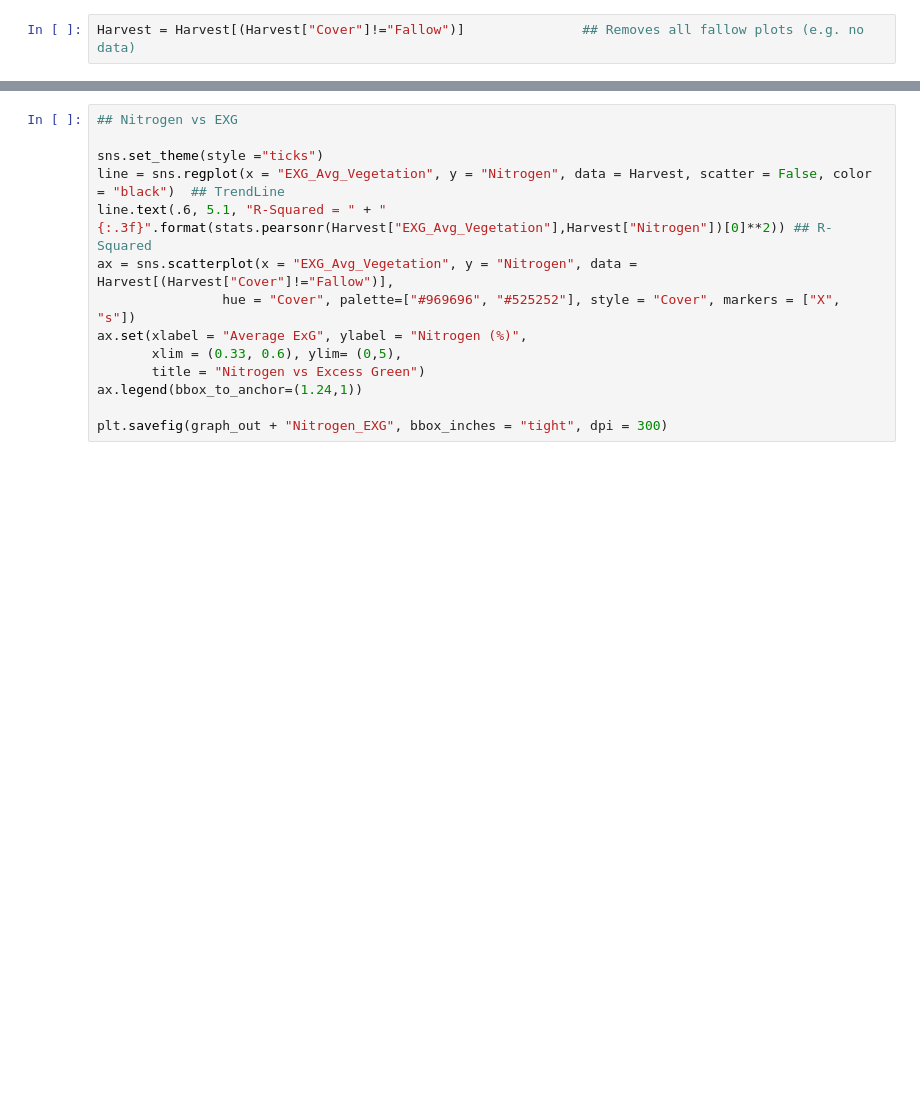
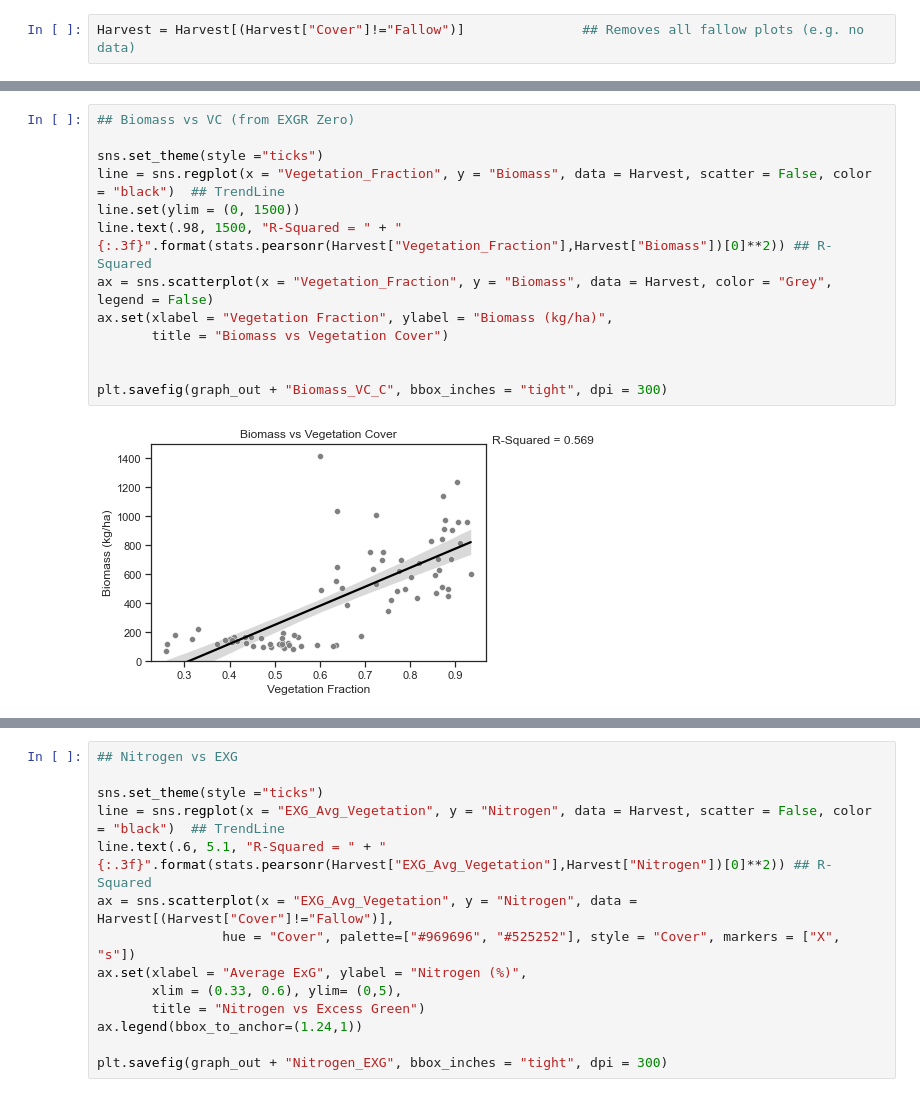
Before and after one commit to LRosen656/USDA_GEMS_TASK1, a Jupyter notebook: 6.0_Plot_Oat_Results.ipynb, the cells around one changed output, grey strips where cells are left out. Cells and saved outputs as stored; diff of their text form; blank space fills up the shorter version.

Commit message:
Added Graphs

```diff
--- a/6.0_Plot_Oat_Results.ipynb
+++ b/6.0_Plot_Oat_Results.ipynb
@@ -447 +448,16 @@ plt.savefig(graph_out + "Biomass_VC", bbox_inches = "tight", dpi = 300)
 [figure]
+# %%
+## Biomass vs VC (from EXGR Zero)
+
+sns.set_theme(style ="ticks")
+line = sns.regplot(x = "Vegetation_Fraction", y = "Biomass", data = Harvest, scatter = False, color = "black")  ## TrendLine
+line.set(ylim = (0, 1500))
+line.text(.98, 1500, "R-Squared = " + "{:.3f}".format(stats.pearsonr(Harvest["Vegetation_Fraction"],Harvest["Biomass"])[0]**2)) ## R-Squared
+ax = sns.scatterplot(x = "Vegetation_Fraction", y = "Biomass", data = Harvest, color = "Grey", legend = False)
+ax.set(xlabel = "Vegetation Fraction", ylabel = "Biomass (kg/ha)",
+       title = "Biomass vs Vegetation Cover")
+
+
+plt.savefig(graph_out + "Biomass_VC_C", bbox_inches = "tight", dpi = 300)
+# %% [output]
+[figure, added]
```
Also changed, not shown: parts of 41 cells of this notebook, 42 other files.
